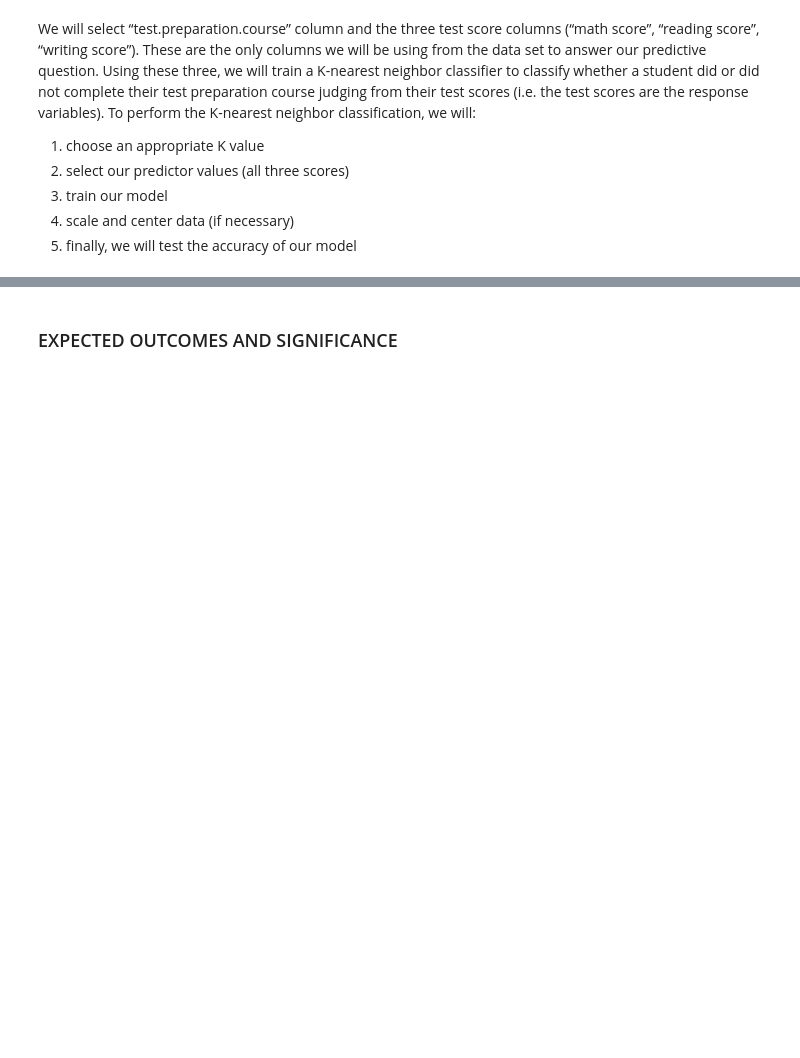
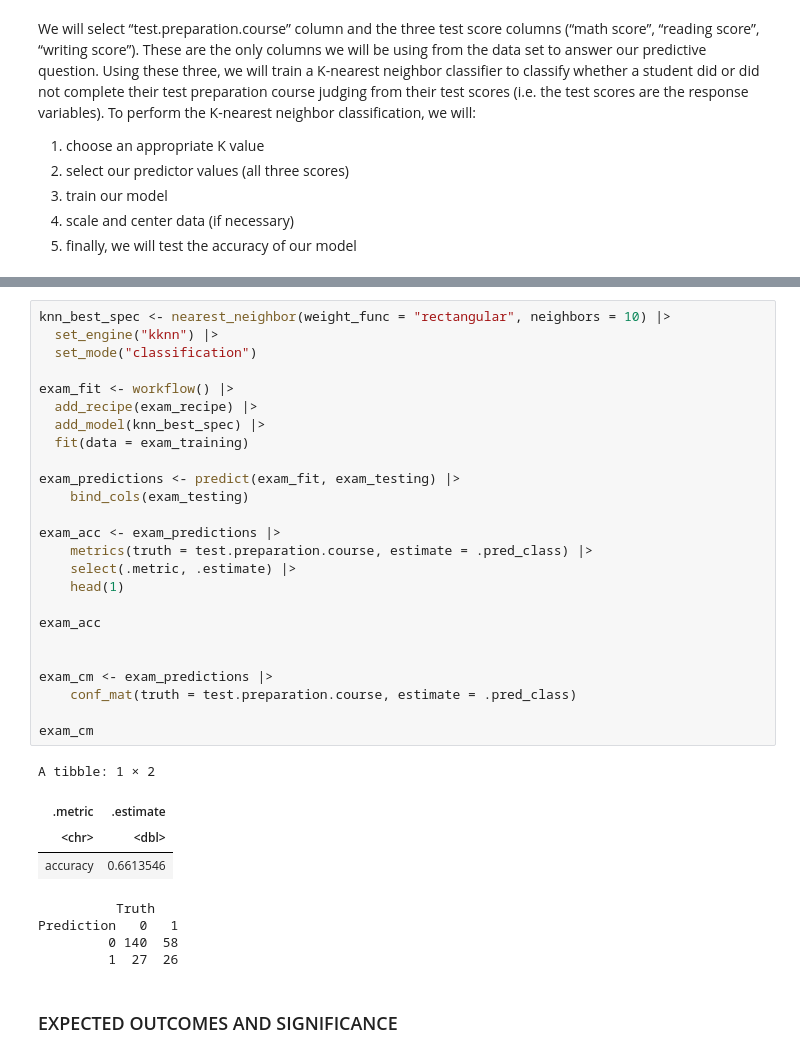
Before and after one commit to mayas02/dsci-100-2022w1-group-89, a Jupyter notebook: dataset.ipynb, the cells around one changed output, grey strips where cells are left out. Cells and saved outputs as stored; diff of their text form; blank space fills up the shorter version.

```diff
--- a/dataset.ipynb
+++ b/dataset.ipynb
@@ -190,3 +232,37 @@ We will select “test.preparation.course” column and the three test score col
+# %%
+knn_best_spec <- nearest_neighbor(weight_func = "rectangular", neighbors = 10) |>
+  set_engine("kknn") |>
+  set_mode("classification")
+
+exam_fit <- workflow() |>
+  add_recipe(exam_recipe) |>
+  add_model(knn_best_spec) |>
+  fit(data = exam_training)
+
+exam_predictions <- predict(exam_fit, exam_testing) |>
+    bind_cols(exam_testing)
+
+exam_acc <- exam_predictions |>
+    metrics(truth = test.preparation.course, estimate = .pred_class) |>
+    select(.metric, .estimate) |>
+    head(1)
+
+exam_acc
+
+
+exam_cm <- exam_predictions |>
+    conf_mat(truth = test.preparation.course, estimate = .pred_class)
+
+exam_cm
+# %% [output]
+A tibble: 1 × 2
+| .metric | .estimate |
+| <chr> | <dbl> |
+| accuracy | 0.6613546 |
+          Truth
+Prediction   0   1
+         0 140  58
+         1  27  26
 # %% [markdown]
 ### EXPECTED OUTCOMES AND SIGNIFICANCE
 # %% [markdown]
```
Also changed, not shown: parts of 5 cells of this notebook.
